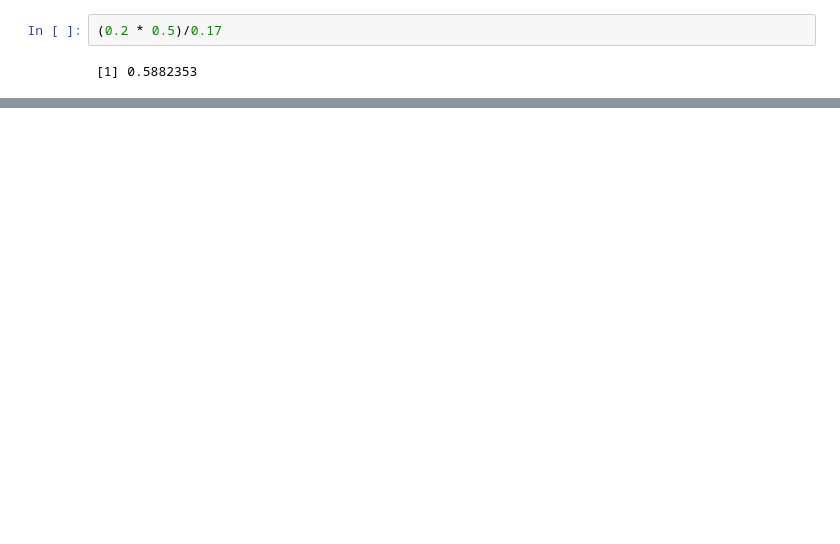
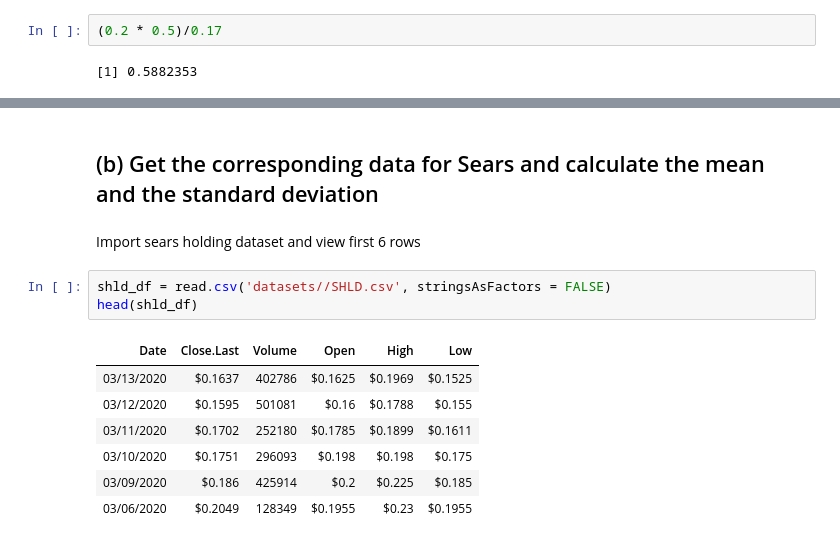
Before and after one commit to sandipto-sanyal/ampba, a Jupyter notebook: Foundation Term codes/Sandipto Sanyal PGID-12010004.ipynb, the cells around one changed output, grey strips where cells are left out. Drawn from its saved outputs; the diff is of its cells as text; blank space fills up the shorter version.

```diff
--- a/Foundation Term codes/Sandipto Sanyal PGID-12010004.ipynb
+++ b/Foundation Term codes/Sandipto Sanyal PGID-12010004.ipynb
@@ -327,0 +387,15 @@ By Bayes theorem we know that P(Bag from 1994|M&M is yellow) = P(M&M is yellow|B
+# %% [markdown]
+## (b) Get the corresponding data for Sears and calculate the mean and the standard deviation
+# %% [markdown]
+Import sears holding dataset and view first 6 rows
+# %%
+shld_df = read.csv('datasets//SHLD.csv', stringsAsFactors = FALSE)
+head(shld_df)
+# %% [output]
+| Date | Close.Last | Volume | Open | High | Low |
+| 03/13/2020 | $0.1637 | 402786 | $0.1625 | $0.1969 | $0.1525 |
+| 03/12/2020 | $0.1595 | 501081 | $0.16 | $0.1788 | $0.155 |
+| 03/11/2020 | $0.1702 | 252180 | $0.1785 | $0.1899 | $0.1611 |
+| 03/10/2020 | $0.1751 | 296093 | $0.198 | $0.198 | $0.175 |
+| 03/09/2020 | $0.186 | 425914 | $0.2 | $0.225 | $0.185 |
+| 03/06/2020 | $0.2049 | 128349 | $0.1955 | $0.23 | $0.1955 |
```
Also changed, not shown: parts of 23 cells of this notebook, 2 other files.
